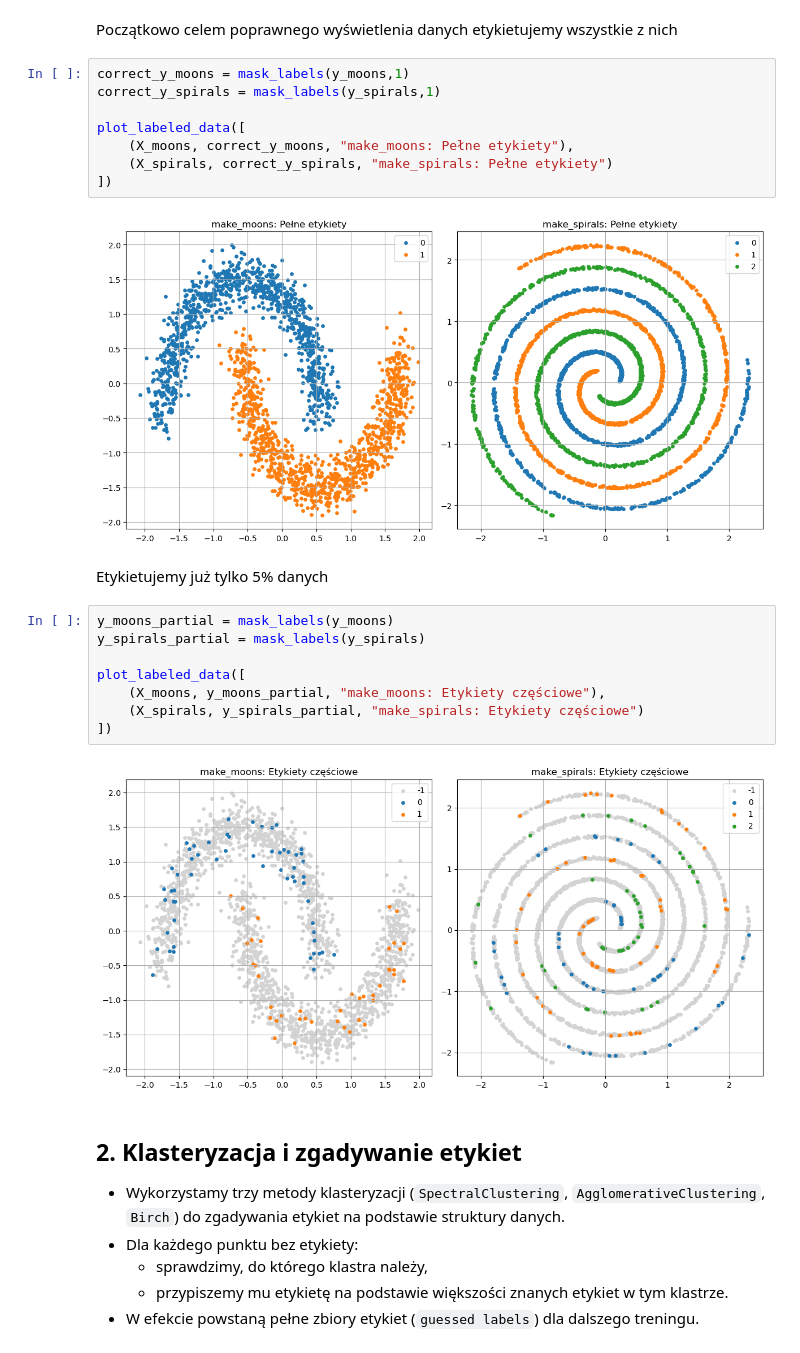
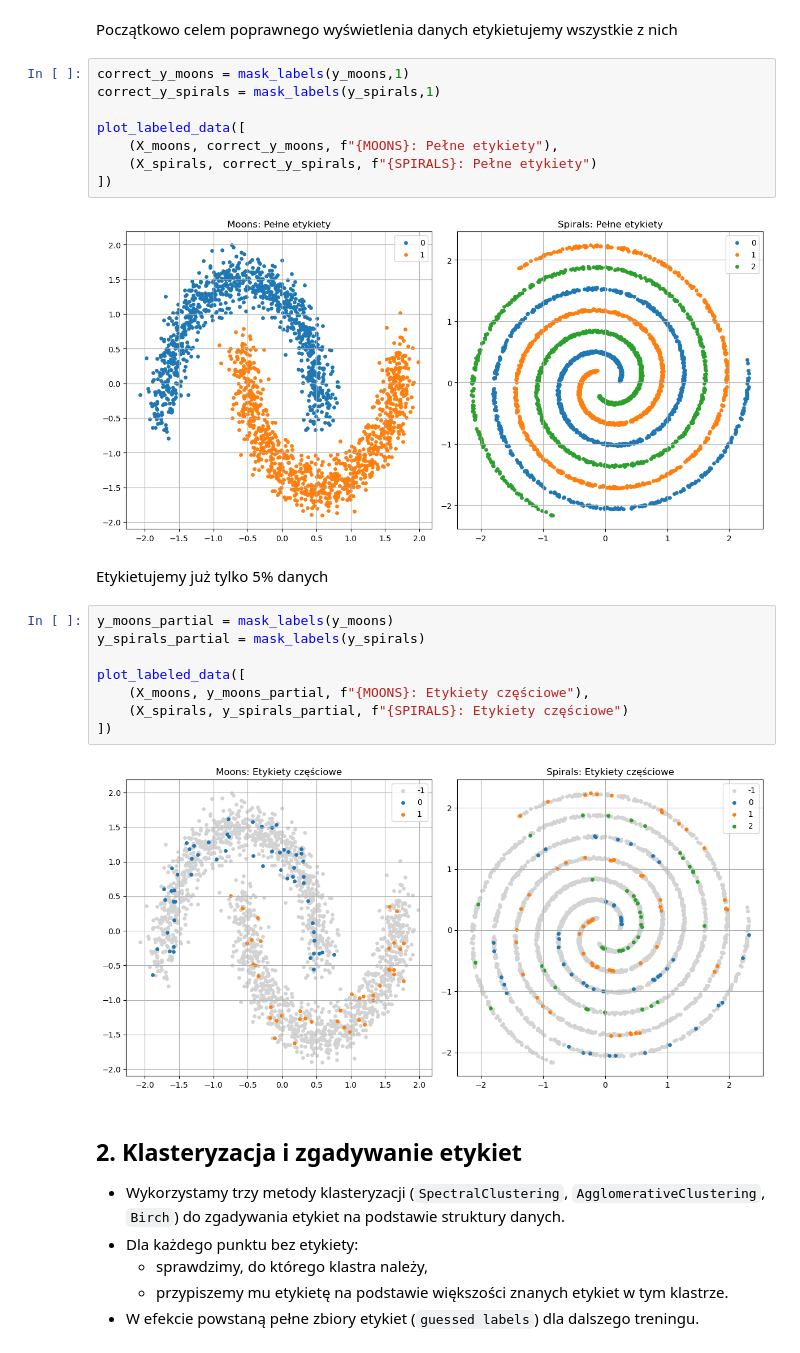
Before and after one commit to Horacjusz/MLB_2025, a Jupyter notebook: lab07/exc_07.ipynb, the cells around one changed output. Cells and saved outputs as stored; diff of their text form.

Commit message:
Visual change in exc_07

```diff
--- a/lab07/exc_07.ipynb
+++ b/lab07/exc_07.ipynb
@@ -94,13 +94,13 @@ Początkowo celem poprawnego wyświetlenia danych etykietujemy wszystkie z nich
 # %%
 correct_y_moons = mask_labels(y_moons,1)
 correct_y_spirals = mask_labels(y_spirals,1)
 
 plot_labeled_data([
-    (X_moons, correct_y_moons, "make_moons: Pełne etykiety"),
-    (X_spirals, correct_y_spirals, "make_spirals: Pełne etykiety")
+    (X_moons, correct_y_moons, f"{MOONS}: Pełne etykiety"),
+    (X_spirals, correct_y_spirals, f"{SPIRALS}: Pełne etykiety")
 ])
 # %% [output]
-[figure, old version]
+[figure, new version]
 # %% [markdown]
 Etykietujemy już tylko 5% danych
 # %%
@@ -108,11 +108,11 @@ y_moons_partial = mask_labels(y_moons)
 y_spirals_partial = mask_labels(y_spirals)
 
 plot_labeled_data([
-    (X_moons, y_moons_partial, "make_moons: Etykiety częściowe"),
-    (X_spirals, y_spirals_partial, "make_spirals: Etykiety częściowe")
+    (X_moons, y_moons_partial, f"{MOONS}: Etykiety częściowe"),
+    (X_spirals, y_spirals_partial, f"{SPIRALS}: Etykiety częściowe")
 ])
 # %% [output]
-[figure, old version]
+[figure, new version]
 # %% [markdown]
 ## 2. Klasteryzacja i zgadywanie etykiet
 
```
